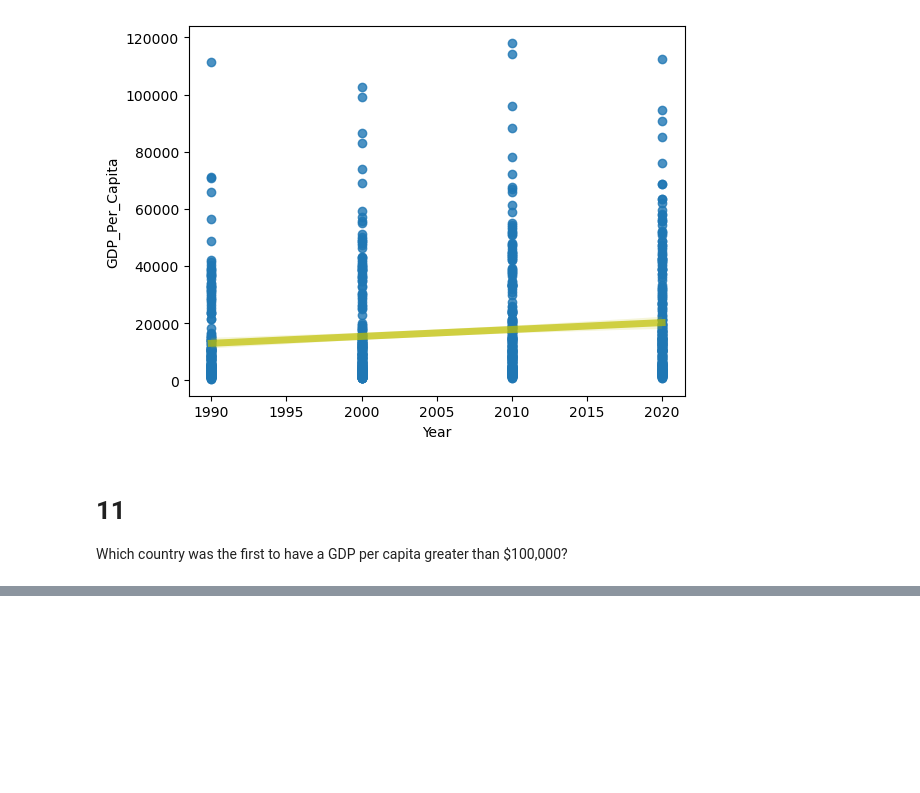
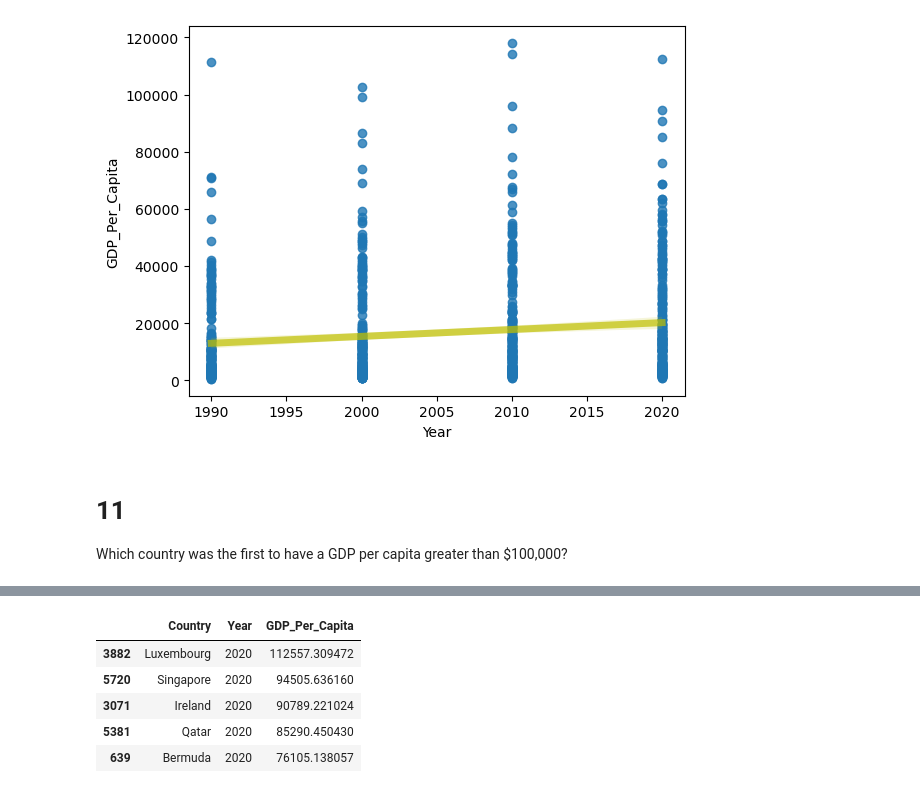
Before and after one commit to alexsacaquirin/UNDATA-PYTHON, a Jupyter notebook: notebooks/UNdata_Project.ipynb, the cells around one changed output, grey strips where cells are left out. Saved outputs shown, nothing was run; the diff lists cells and outputs as text; code cells hidden in the pictures; blank space fills up the shorter version.

```diff
--- a/notebooks/UNdata_Project.ipynb
+++ b/notebooks/UNdata_Project.ipynb
@@ -157,0 +181,9 @@ Which country was the first to have a GDP per capita greater than $100,000?
+# %%
+gdp_2020.sort_values("GDP_Per_Capita", ascending=False).head()
+# %% [output]
+|  | Country | Year | GDP_Per_Capita |
+| 3882 | Luxembourg | 2020 | 112557.309472 |
+| 5720 | Singapore | 2020 | 94505.636160 |
+| 3071 | Ireland | 2020 | 90789.221024 |
+| 5381 | Qatar | 2020 | 85290.450430 |
+| 639 | Bermuda | 2020 | 76105.138057 |
```
Also changed, not shown: parts of 8 cells of this notebook.
